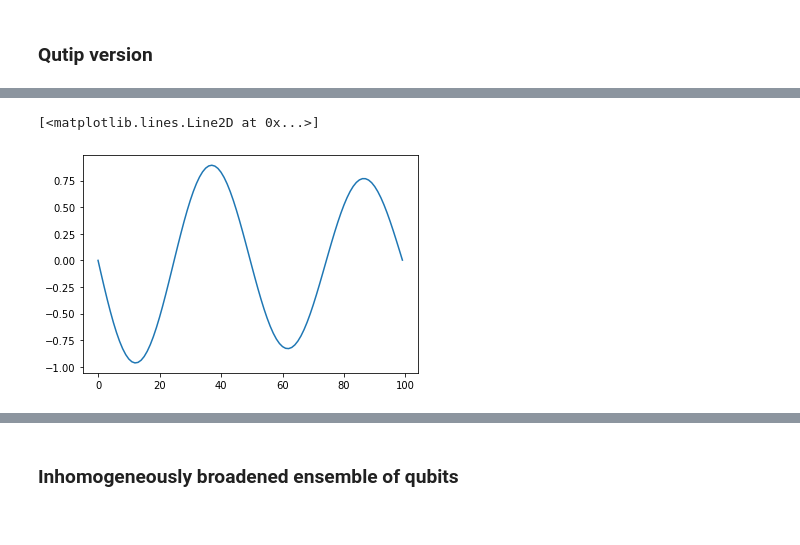
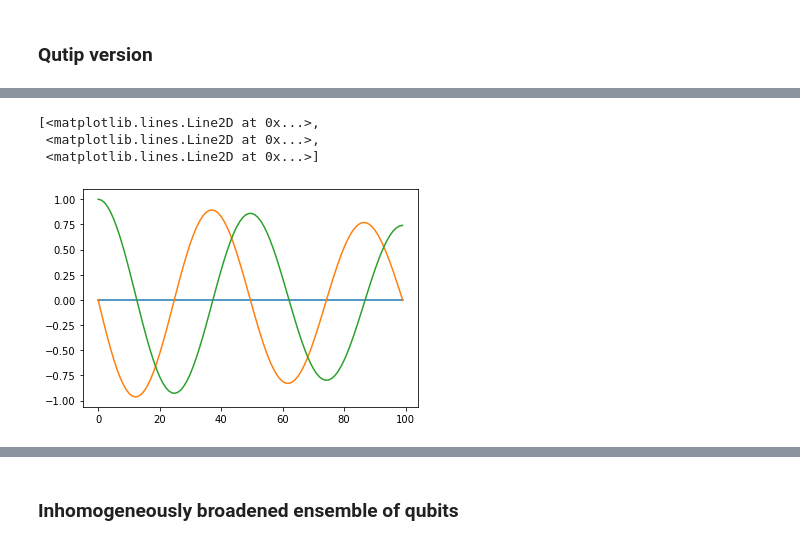
Before and after one commit to morgatron/spylind, a Jupyter notebook: examples/mimicking_qutip_mesolve.ipynb, the cells around one changed output, grey strips where cells are left out. Drawn from its saved outputs; the diff is of its cells as text; code cells hidden in the pictures.

```diff
--- a/examples/mimicking_qutip_mesolve.ipynb
+++ b/examples/mimicking_qutip_mesolve.ipynb
@@ -47,8 +38,10 @@ No pretty printing stuff (probably because no Pandas)
 # %%
-plt.plot(output.expect[1])
+plt.plot(np.array(output.expect).T )
 # %% [output]
-[<matplotlib.lines.Line2D at 0x...>]
+[<matplotlib.lines.Line2D at 0x...>,
+ <matplotlib.lines.Line2D at 0x...>,
+ <matplotlib.lines.Line2D at 0x...>]
-[figure, old version]
+[figure, new version]
 # %%
 
 #output = spl.mesolve([(sm.symbols('H_0'),H) ], psi0, tlist, c_ops, e_ops)
```
Also changed, not shown: parts of 11 cells of this notebook, 7 other files.
